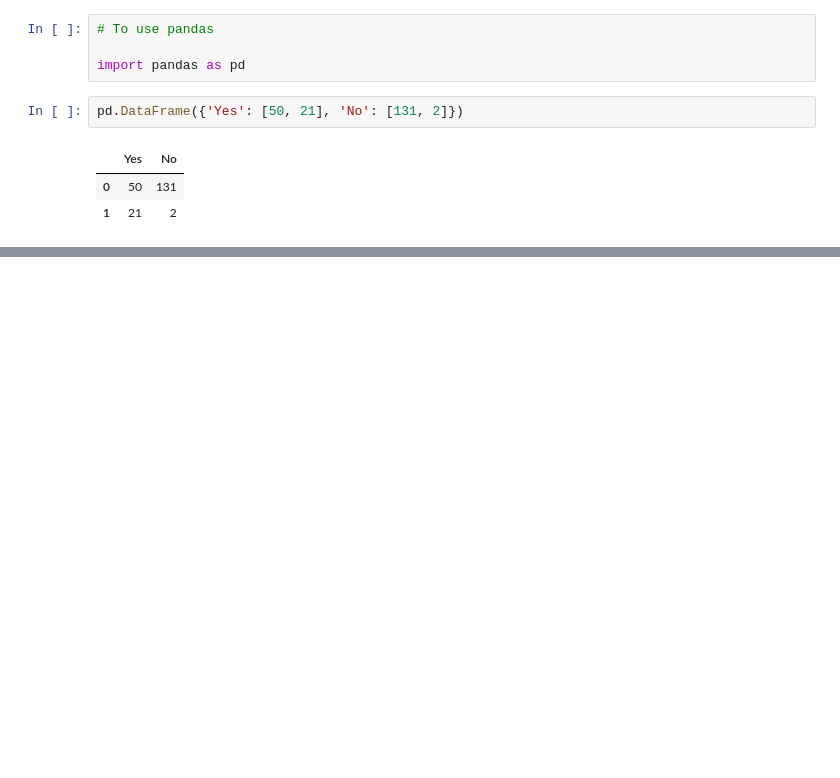
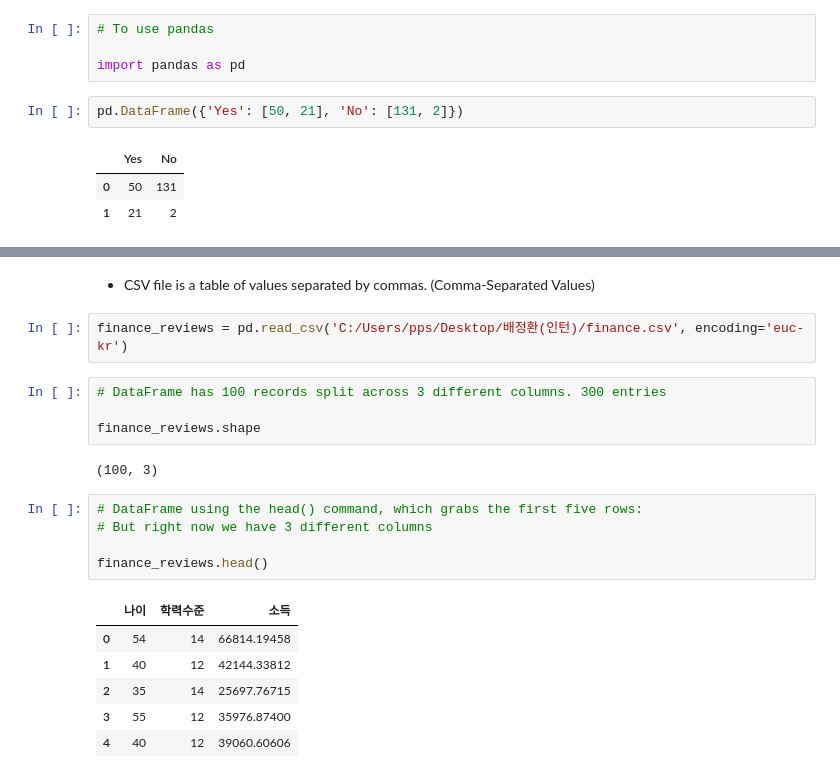
Before and after one commit to baedori99/TIL, a Jupyter notebook: kaggle_study_pandas.ipynb, the cells around one changed output, grey strips where cells are left out. Cells and saved outputs as stored; diff of their text form; blank space fills up the shorter version.

```diff
--- a/kaggle_study_pandas.ipynb
+++ b/kaggle_study_pandas.ipynb
@@ -10,0 +57,22 @@ pd.DataFrame({'Yes': [50, 21], 'No': [131, 2]})
+# %% [markdown]
+- CSV file is a table of values separated by commas. (Comma-Separated Values)
+# %%
+finance_reviews = pd.read_csv('C:/Users/pps/Desktop/배정환(인턴)/finance.csv', encoding='euc-kr')
+# %%
+# DataFrame has 100 records split across 3 different columns. 300 entries
+
+finance_reviews.shape
+# %% [output]
+(100, 3)
+# %%
+# DataFrame using the head() command, which grabs the first five rows:
+# But right now we have 3 different columns
+
+finance_reviews.head()
+# %% [output]
+|  | 나이 | 학력수준 | 소득 |
+| 0 | 54 | 14 | 66814.19458 |
+| 1 | 40 | 12 | 42144.33812 |
+| 2 | 35 | 14 | 25697.76715 |
+| 3 | 55 | 12 | 35976.87400 |
+| 4 | 40 | 12 | 39060.60606 |
```
Also changed, not shown: parts of 41 cells of this notebook.
